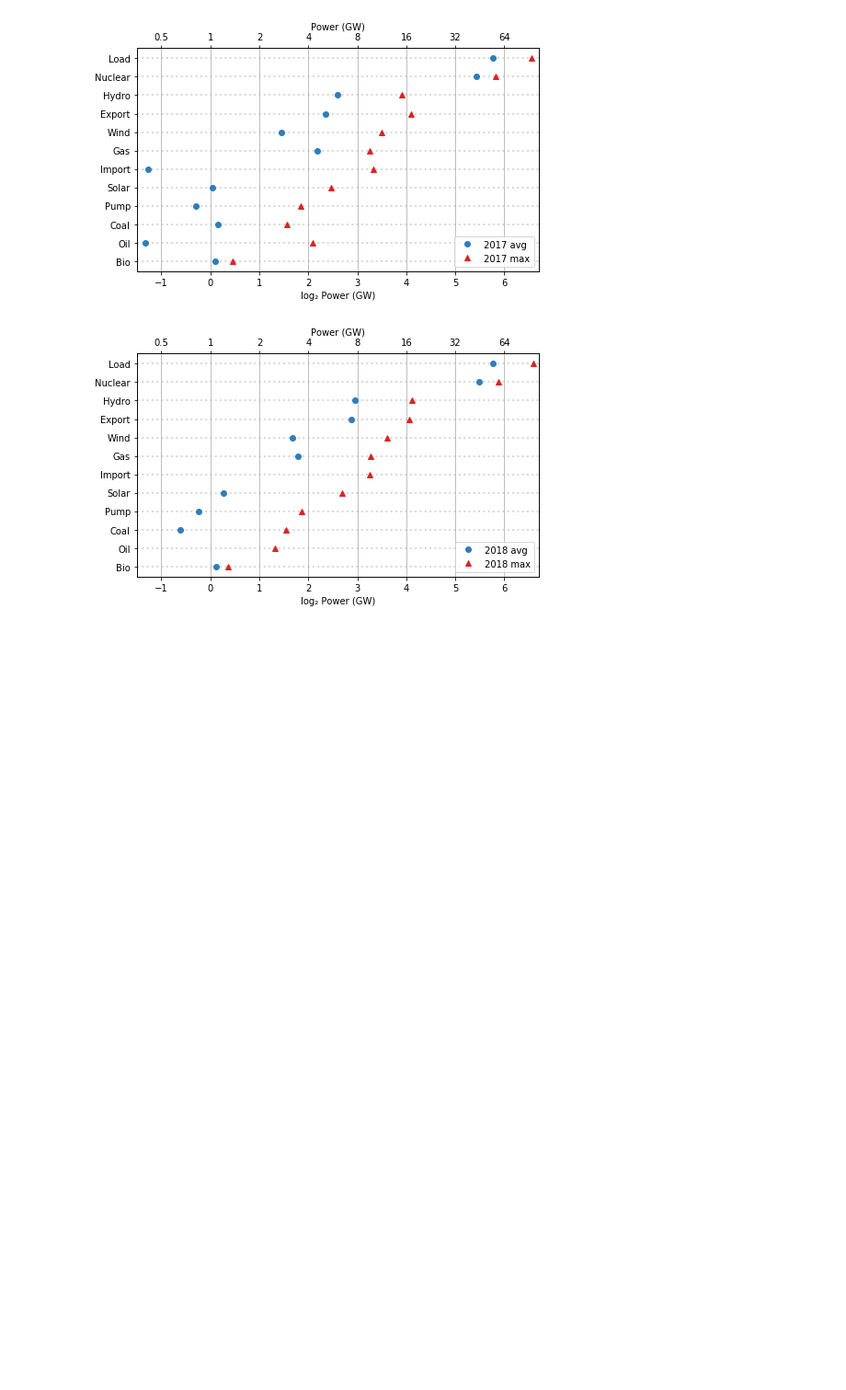
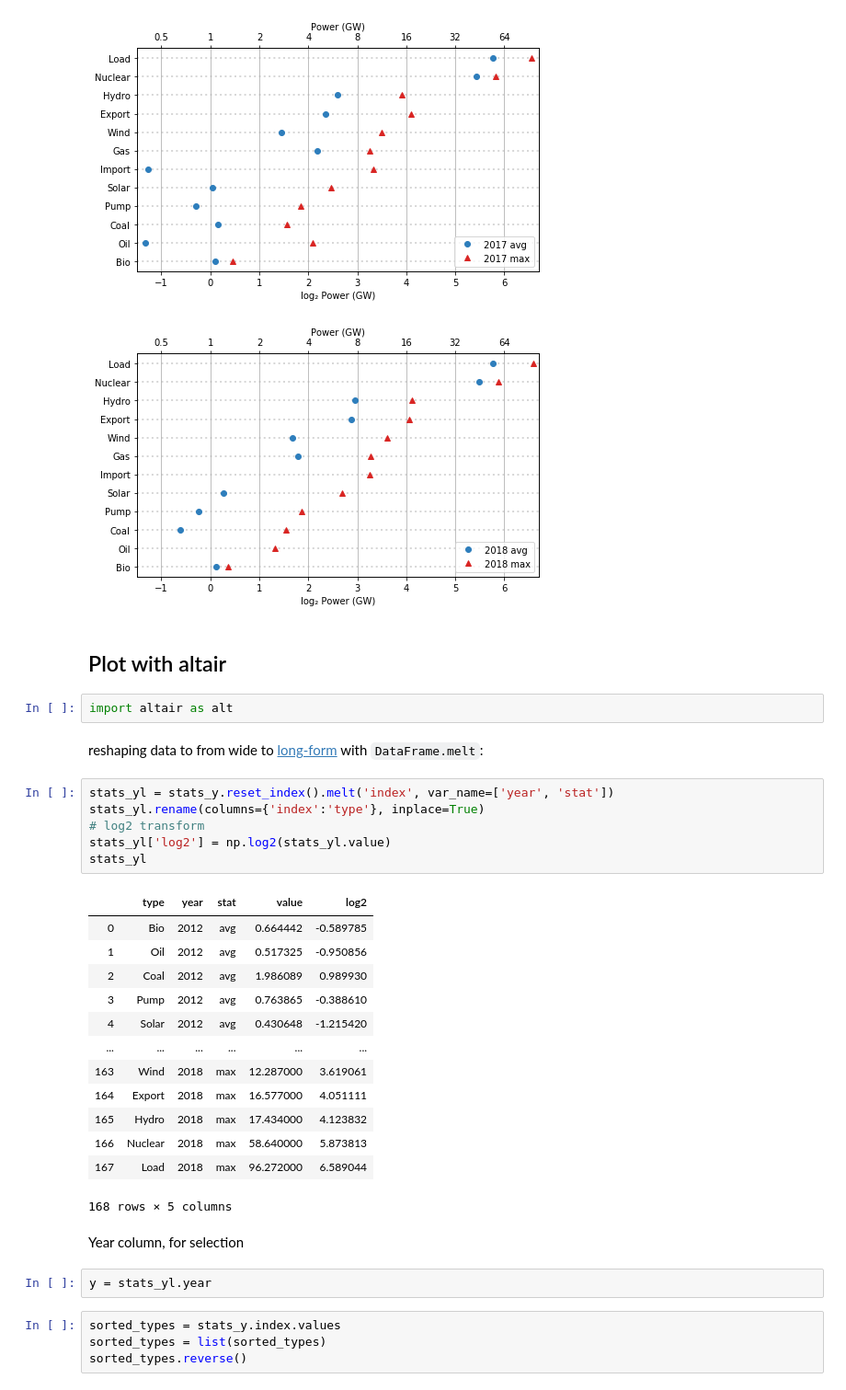
Before and after one commit to pierre-haessig/french-elec2, a Jupyter notebook: Dot-plots_capacity_energy.ipynb, the cells around one changed output. Shown at 92% size. Cells and saved outputs as stored; diff of their text form; blank space fills up the shorter version.

```diff
--- a/Dot-plots_capacity_energy.ipynb
+++ b/Dot-plots_capacity_energy.ipynb
@@ -326,3 +343,37 @@ for year in range(2012, 2019):
 [figure]
 [figure]
 [figure]
+# %% [markdown]
+## Plot with altair
+# %%
+import altair as alt
+# %% [markdown]
+reshaping data to from wide to [long-form](https://altair-viz.github.io/user_guide/data.html#long-form-vs-wide-form-data) with `DataFrame.melt`:
+# %%
+stats_yl = stats_y.reset_index().melt('index', var_name=['year', 'stat'])
+stats_yl.rename(columns={'index':'type'}, inplace=True)
+# log2 transform
+stats_yl['log2'] = np.log2(stats_yl.value)
+stats_yl
+# %% [output]
+|  | type | year | stat | value | log2 |
+| 0 | Bio | 2012 | avg | 0.664442 | -0.589785 |
+| 1 | Oil | 2012 | avg | 0.517325 | -0.950856 |
+| 2 | Coal | 2012 | avg | 1.986089 | 0.989930 |
+| 3 | Pump | 2012 | avg | 0.763865 | -0.388610 |
+| 4 | Solar | 2012 | avg | 0.430648 | -1.215420 |
+| ... | ... | ... | ... | ... | ... |
+| 163 | Wind | 2018 | max | 12.287000 | 3.619061 |
+| 164 | Export | 2018 | max | 16.577000 | 4.051111 |
+| 165 | Hydro | 2018 | max | 17.434000 | 4.123832 |
+| 166 | Nuclear | 2018 | max | 58.640000 | 5.873813 |
+| 167 | Load | 2018 | max | 96.272000 | 6.589044 |
+168 rows × 5 columns
+# %% [markdown]
+Year column, for selection
+# %%
+y = stats_yl.year
+# %%
+sorted_types = stats_y.index.values
+sorted_types = list(sorted_types)
+sorted_types.reverse()
```
Also changed, not shown: parts of 13 cells of this notebook, 2 other files.
